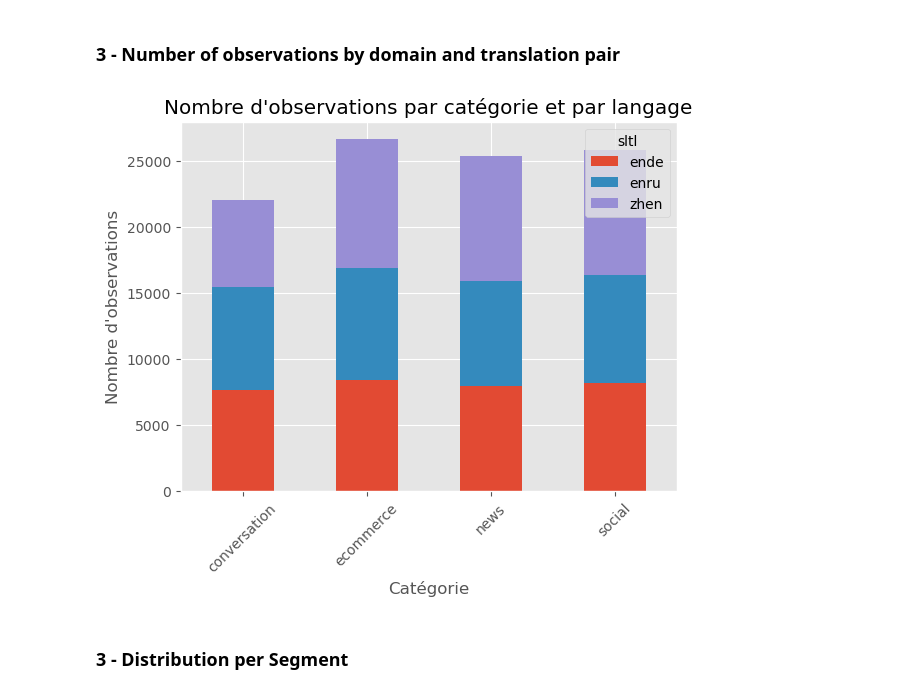
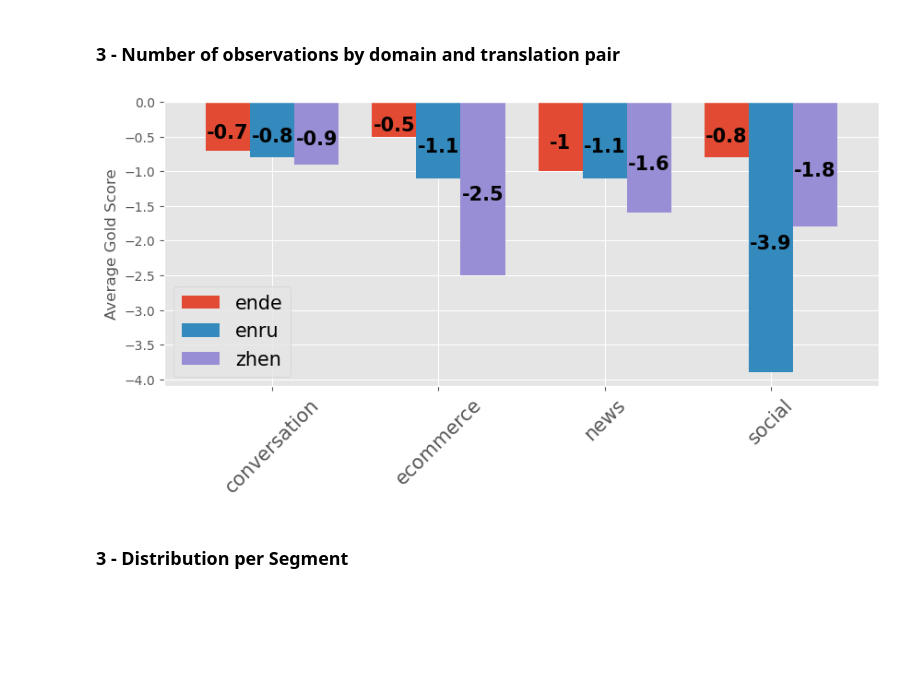
Before and after one commit to henriupton99/nlp-metrics-benchmark, a Jupyter notebook: data_exploration.ipynb, the cells around one changed output. Saved outputs shown, nothing was run; the diff lists cells and outputs as text; code cells hidden in the pictures; blank space fills up the shorter version.

```diff
--- a/data_exploration.ipynb
+++ b/data_exploration.ipynb
@@ -182,21 +174,27 @@ for sl_tl in sl_tls.keys():
 # %% [markdown]
 ### 3 - Number of observations by domain and translation pair
-# %%
-grouped = df.groupby(["domain", "sltl"]).score.count().unstack()
-ax = grouped.plot(
-    kind = "bar",
-    stacked = True
-)
-
-ax.set_xlabel("Catégorie")
-ax.set_ylabel("Nombre d'observations")
-ax.set_title("Nombre d'observations par catégorie et par langage")
-
-ax.set_xticklabels(grouped.index, rotation=45)
-
-plt.show()
-# %% [output]
-[figure, removed]
+# %%
+grouped = round(df.groupby(["domain", "sltl"]).score.mean().unstack(), 1)
+mean_scores = round(df.groupby(["domain", "sltl"]).score.mean().unstack(), 1)
+
+fig, ax = plt.subplots(figsize=(10, 4))  # Ajouter figsize pour spécifier la taille
+
+grouped.plot(kind="bar", stacked=False, ax=ax, width=0.8)
+
+for i, bar in enumerate(ax.containers):
+    domain = mean_scores.index[i // len(mean_scores.columns)]
+    score = mean_scores.iloc[i // len(mean_scores.columns), i % len(mean_scores.columns)]
+    ax.bar_label(bar, label=f"{score}", fontweight='bold', fontsize=15, label_type='center', padding=5)
+
+ax.set_ylabel("Average Gold Score")
+ax.set_xlabel("")
+ax.set_xticklabels(grouped.index, rotation=45, size=15)
+ax.legend(fontsize=15)
+
+plt.savefig("./figures/scores_per_domain.png", dpi=300, bbox_inches='tight')
+plt.show()
+# %% [output]
+[figure, added]
 # %% [markdown]
 ### 3 - Distribution per Segment
 # %%
```
Also changed, not shown: parts of 6 cells of this notebook, 27 other files.
